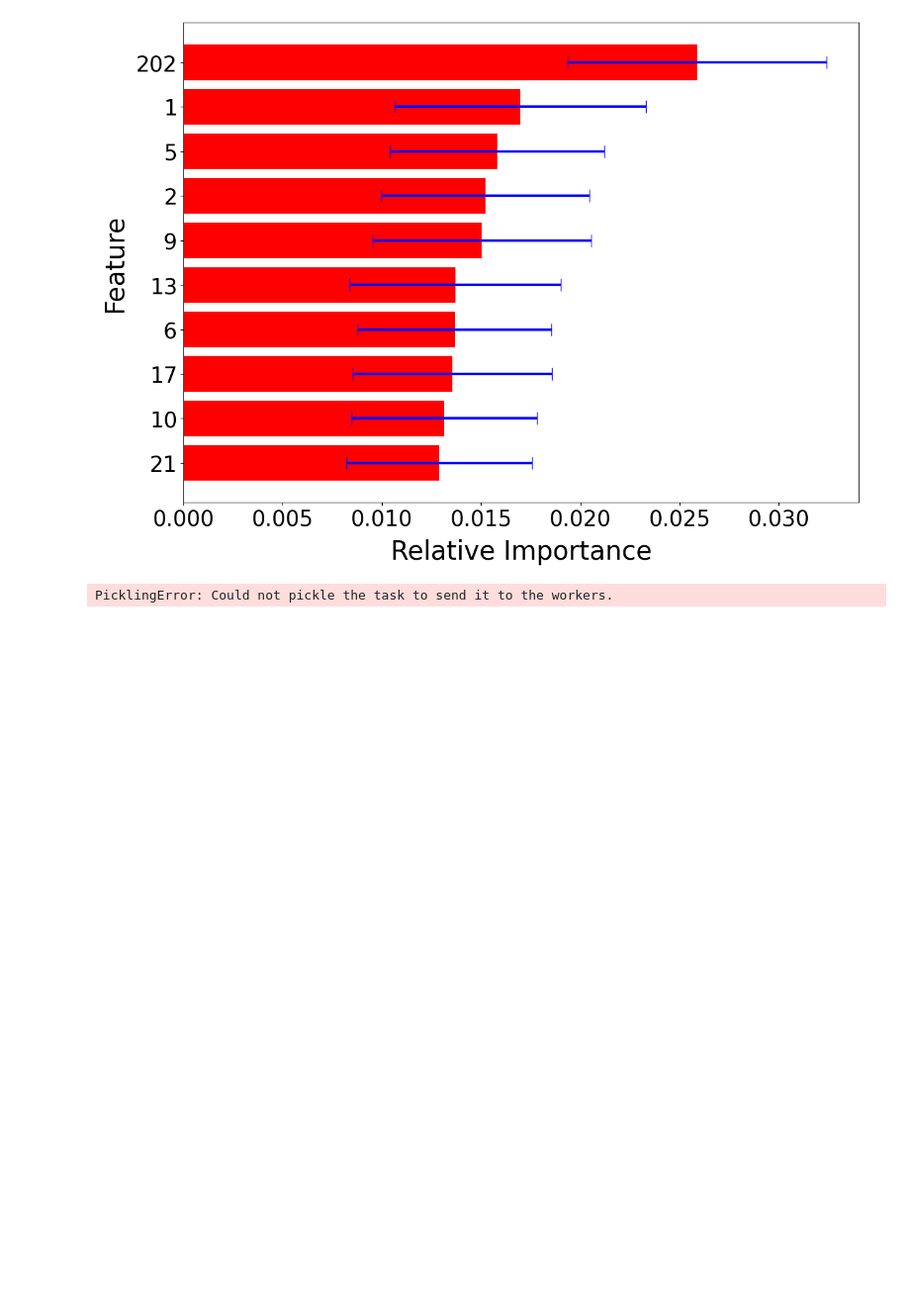
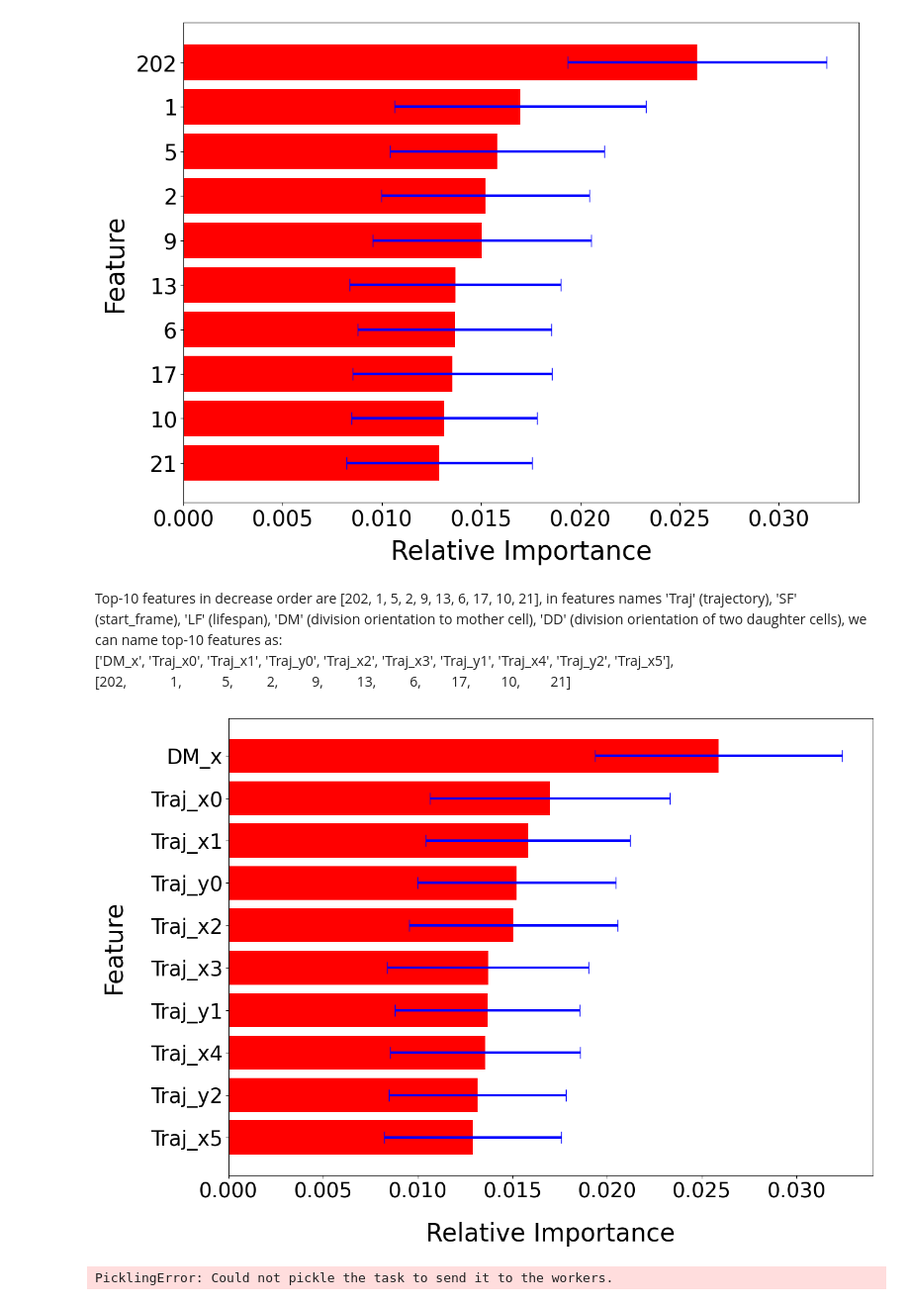
Before and after one commit to pmcesky/4D-Cell, a Jupyter notebook: random_forest/random_forest.ipynb, the cells around one changed output. Shown at 99% size. Cells and saved outputs as stored; diff of their text form; code cells hidden in the pictures; blank space fills up the shorter version.

```diff
--- a/random_forest/random_forest.ipynb
+++ b/random_forest/random_forest.ipynb
@@ -195,6 +200,38 @@ ax.yaxis.set_tick_params(labelsize=25)
 fig.savefig('./random_forest_feature_importance.png')
 # %% [output]
 [figure]
+# %% [markdown]
+Top-10 features in decrease order are [202, 1, 5, 2, 9, 13, 6, 17, 10, 21],
+in features names 'Traj' (trajectory), 'SF' (start_frame), 'LF' (lifespan), 'DM' (division orientation to mother cell), 'DD' (division orientation of two daughter cells),
+we can name top-10 features as: <br/>
+['DM_x', 'Traj_x0', 'Traj_x1', 'Traj_y0', 'Traj_x2', 'Traj_x3', 'Traj_y1', 'Traj_x4', 'Traj_y2', 'Traj_x5'], <br/>
+[202, $~~~~~~~~~~~$ 1, $~~~~~~~~~~$ 5, $~~~~~~~~$ 2, $~~~~~~~~$ 9, $~~~~~~~~$ 13, $~~~~~~~~$ 6, $~~~~~~~$ 17, $~~~~~~~$ 10, $~~~~~~~$ 21]
+# %%
+####### Feature importance based on mean decrease in impurity, named with feature names rather than numbers
+features = [i for i in range(211)]
+importances = forest.feature_importances_
+std = np.std([tree.feature_importances_ for tree in forest.estimators_], axis=0)
+indices = np.argsort(importances)
+
+# customized number
+num_features = 10
+
+fig, ax = plt.subplots(figsize=(14,10))
+# only plot the customized number of features
+ax.barh(range(num_features), importances[indices[-num_features:]],xerr=std[indices[-num_features:]], capsize=7, color='r', ecolor='b', error_kw={'linewidth':3}, align='center')
+# ax.set_yticks(range(num_features), [features[i] for i in indices[-num_features:]])
+ax.set_yticks(range(num_features), ['DM_x', 'Traj_x0', 'Traj_x1', 'Traj_y0', 'Traj_x2', 'Traj_x3', 'Traj_y1', 'Traj_x4', 'Traj_y2', 'Traj_x5'][::-1])
+ax.set_xlabel('Relative Importance', fontsize=30, labelpad=25)
+ax.set_ylabel('Feature', fontsize=30, labelpad=30)
+ax.xaxis.set_tick_params(labelsize=25)
+ax.yaxis.set_tick_params(labelsize=25)
+
+pos1 = ax.get_position() # get the original position
+pos2 = [pos1.x0 + 0.05, pos1.y0+0.04,  pos1.width, pos1.height] # adjust ax position inside figure
+ax.set_position(pos2) # set a new position
+fig.savefig('./random_forest_feature_importance_with_feature_names.png', dpi=300, bbox_inches='tight') # high resolution with dp=300 and remove white space around figure
+# %% [output]
+[figure, added]
 # %%
 ######### Feature importance based on feature permutation, this takes too long time here (> several hours) and we did not use this.
 from sklearn.inspection import permutation_importance
```
Also changed, not shown: parts of 1 cell of this notebook, 7 other files.
